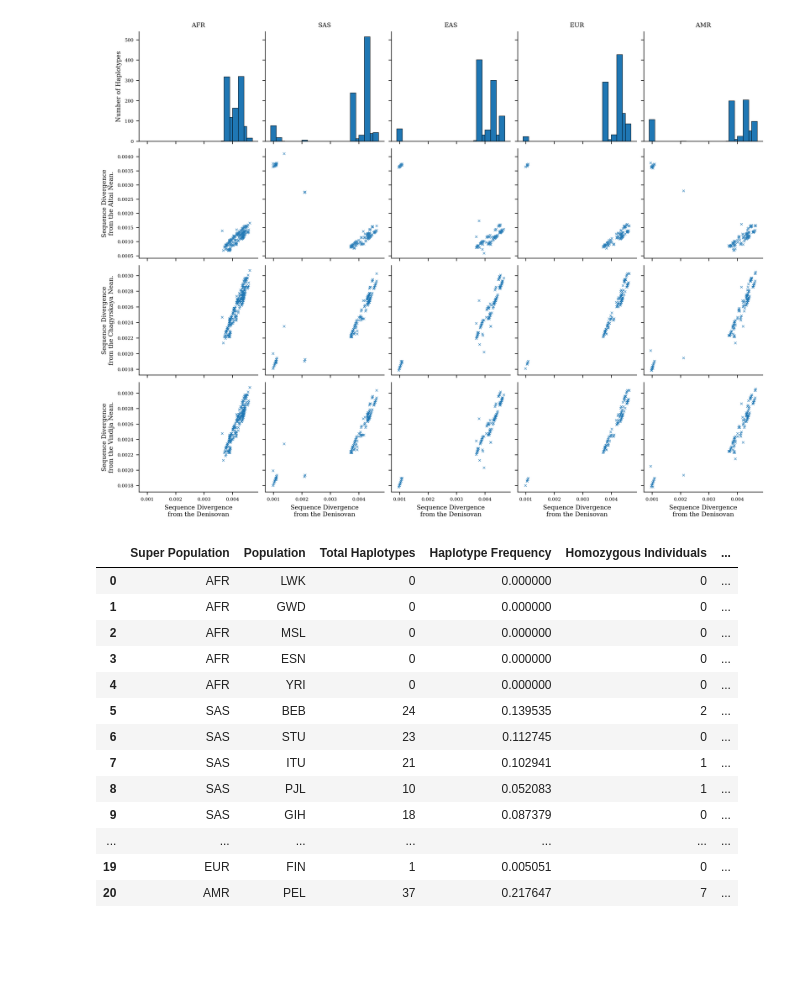
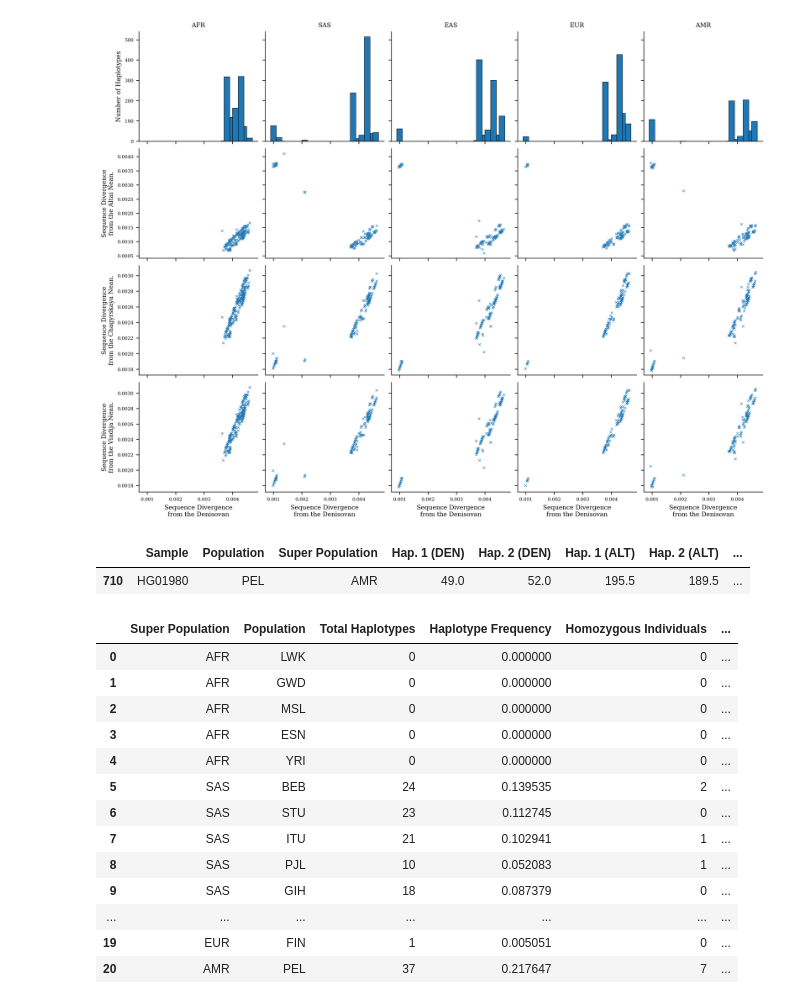
Before and after one commit to David-Peede/MUC19, a Jupyter notebook: analyses_nbs/haplotype_summary_v_submission.ipynb, the cells around one changed output. Drawn from its saved outputs; the diff is of its cells as text; code cells hidden in the pictures; blank space fills up the shorter version.

```diff
--- a/analyses_nbs/haplotype_summary_v_submission.ipynb
+++ b/analyses_nbs/haplotype_summary_v_submission.ipynb
@@ -85,6 +85,12 @@ af.tgp_plot_s_curves(tgp_72kb_dist_dicc, 72)
 af.plot_den_hap_dist_summary(tgp_72kb_norm_dist_df, 72)
 # %% [output]
 [figure]
+# %%
+# Show the results for the number of differences between the closest
+tgp_72kb_abs_dist_df.sort_values('Hap. 1 (DEN)').head(1)
+# %% [output]
+|  | Sample | Population | Super Population | Hap. 1 (DEN) | Hap. 2 (DEN) | Hap. 1 (ALT) | Hap. 2 (ALT) | ... |
+| 710 | HG01980 | PEL | AMR | 49.0 | 52.0 | 195.5 | 189.5 | ... |
 # %%
 # Compile the tgp den-like haplotype summary.
 tgp_pop_72kb_den_hap_df, tgp_spop_72kb_den_hap_df, tgp_72kb_den_dicc = af.tgp_hap_freq_summary(tgp_72kb_dist_dicc, 'DEN', 80.5, 72)
```
Also changed, not shown: 4 other files.
